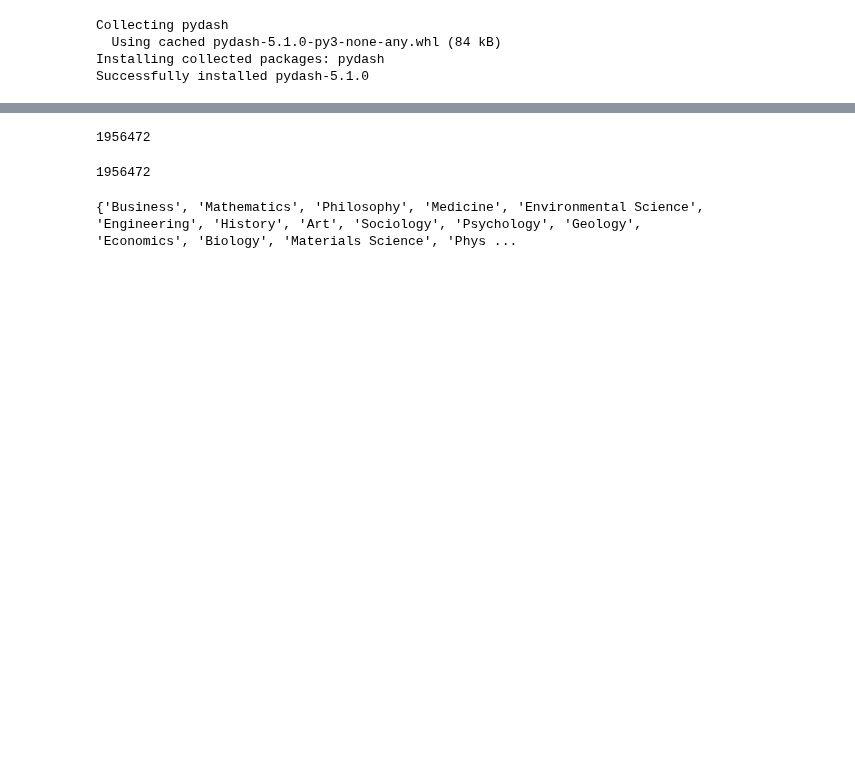
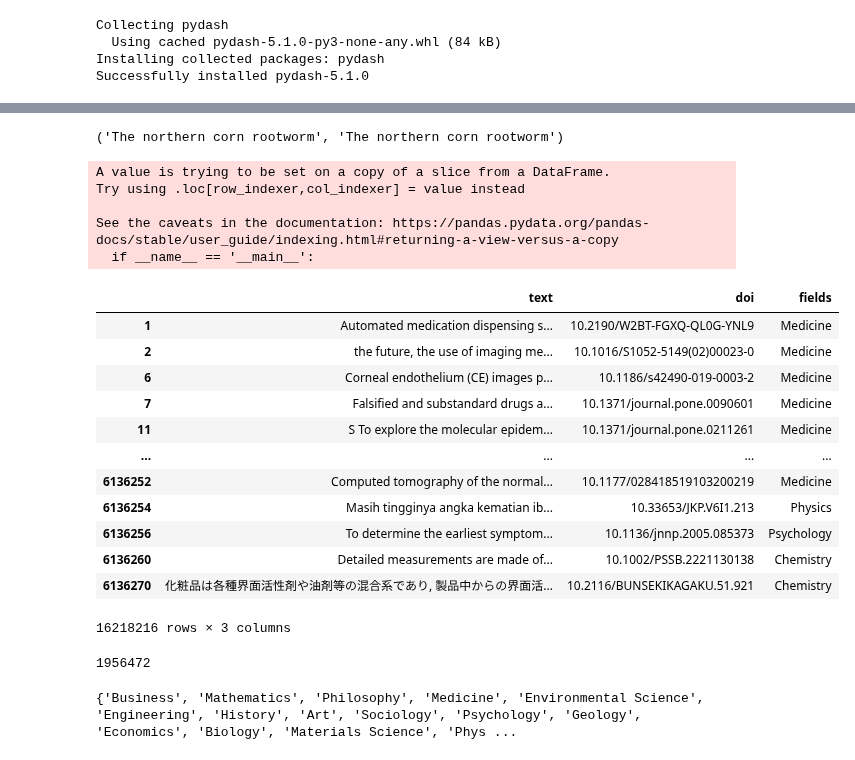
Before and after one commit to ScienceOctopus/octoflow, a Jupyter notebook: s2c.ipynb, the cells around one changed output, grey strips where cells are left out. Cells and saved outputs as stored; diff of their text form; code cells hidden in the pictures; blank space fills up the shorter version.

Commit message:
data wrangling, cleaning and ingesting of new s2c corpus

```diff
--- a/s2c.ipynb
+++ b/s2c.ipynb
@@ -201,12 +282,49 @@ df2["fields"] = samp.fieldsOfStudy.map(lambda a: get(eval(a), 0))
 # %%
 df=df2
-# %%
-df=df.dropna(subset=["paperAbstract"])
-df=df.dropna(subset=["doi"])
-
-df = df[df["paperAbstract"].str.len() > 16]
-len(df)
-# %% [output]
-1956472
+# %%
+blacklist=["abstract", "discussion", "background", "summary", "rationale", "introduction", "publisher", "introduction", "statement", "purpose", "objective" ]
+blacklist += [t + ":" for t in blacklist]
+def remove_special_words(text, blacklist=blacklist ):
+    words = text.split(" ")
+    try:
+        first=words[0]
+    except:
+        return text
+
+    first = first.strip().lower()
+#     if any(first in string for string in blacklist):
+#         return " ".join(words[1:]).strip()
+    for w in reversed(blacklist): #prioritize "Abstract:The" replace over "AbstractThe"
+        if w in first:
+            return " ".join([first.split(w)[1].capitalize()] + words[1:]).strip()
+    return text
+
+remove_special_words("ABSTRACT   The northern corn rootworm"), remove_special_words("purpose:The northern corn rootworm")
+# %% [output]
+('The northern corn rootworm', 'The northern corn rootworm')
 # %%
-df["text"] = df["paperAbstract"].map(get_first_sent)
+df["text"] = df["text"].map(remove_special_words)
+# %% [output]
+A value is trying to be set on a copy of a slice from a DataFrame.
+Try using .loc[row_indexer,col_indexer] = value instead
+
+See the caveats in the documentation: https://pandas.pydata.org/pandas-docs/stable/user_guide/indexing.html#returning-a-view-versus-a-copy
+  if __name__ == '__main__':
+# %%
+dfs = df[["text", "doi", "fields"]]
+# %%
+dfs
+# %% [output]
+|  | text | doi | fields |
+| 1 | Automated medication dispensing s... | 10.2190/W2BT-FGXQ-QL0G-YNL9 | Medicine |
+| 2 | the future, the use of imaging me... | 10.1016/S1052-5149(02)00023-0 | Medicine |
+| 6 | Corneal endothelium (CE) images p... | 10.1186/s42490-019-0003-2 | Medicine |
+| 7 | Falsified and substandard drugs a... | 10.1371/journal.pone.0090601 | Medicine |
+| 11 | S To explore the molecular epidem... | 10.1371/journal.pone.0211261 | Medicine |
+| ... | ... | ... | ... |
+| 6136252 | Computed tomography of the normal... | 10.1177/028418519103200219 | Medicine |
+| 6136254 | Masih tingginya angka kematian ib... | 10.33653/JKP.V6I1.213 | Physics |
+| 6136256 | To determine the earliest symptom... | 10.1136/jnnp.2005.085373 | Psychology |
+| 6136260 | Detailed measurements are made of... | 10.1002/PSSB.2221130138 | Chemistry |
+| 6136270 | 化粧品は各種界面活性剤や油剤等の混合系であり, 製品中からの界面活... | 10.2116/BUNSEKIKAGAKU.51.921 | Chemistry |
+16218216 rows × 3 columns
```
Also changed, not shown: parts of 36 cells of this notebook, 2 other files.
